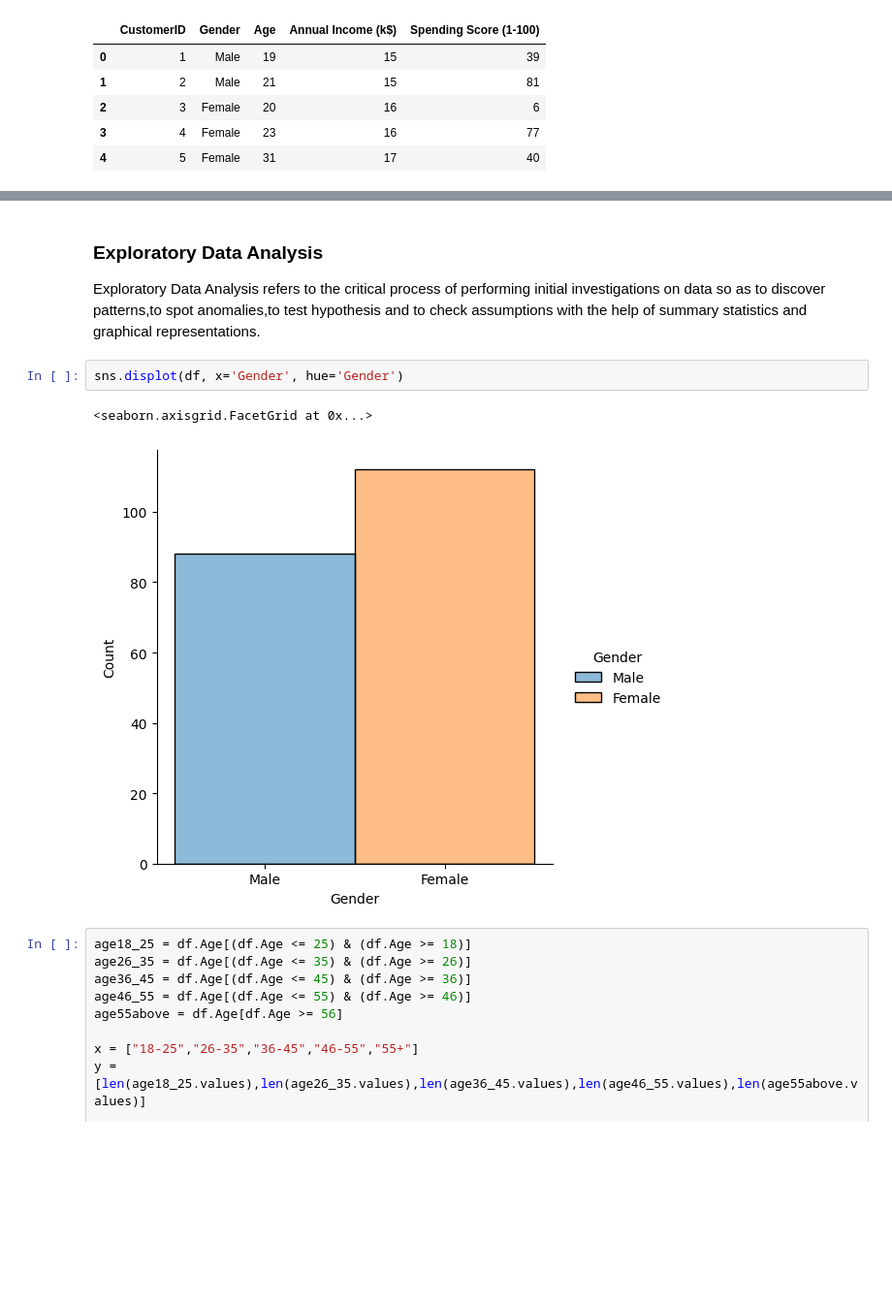
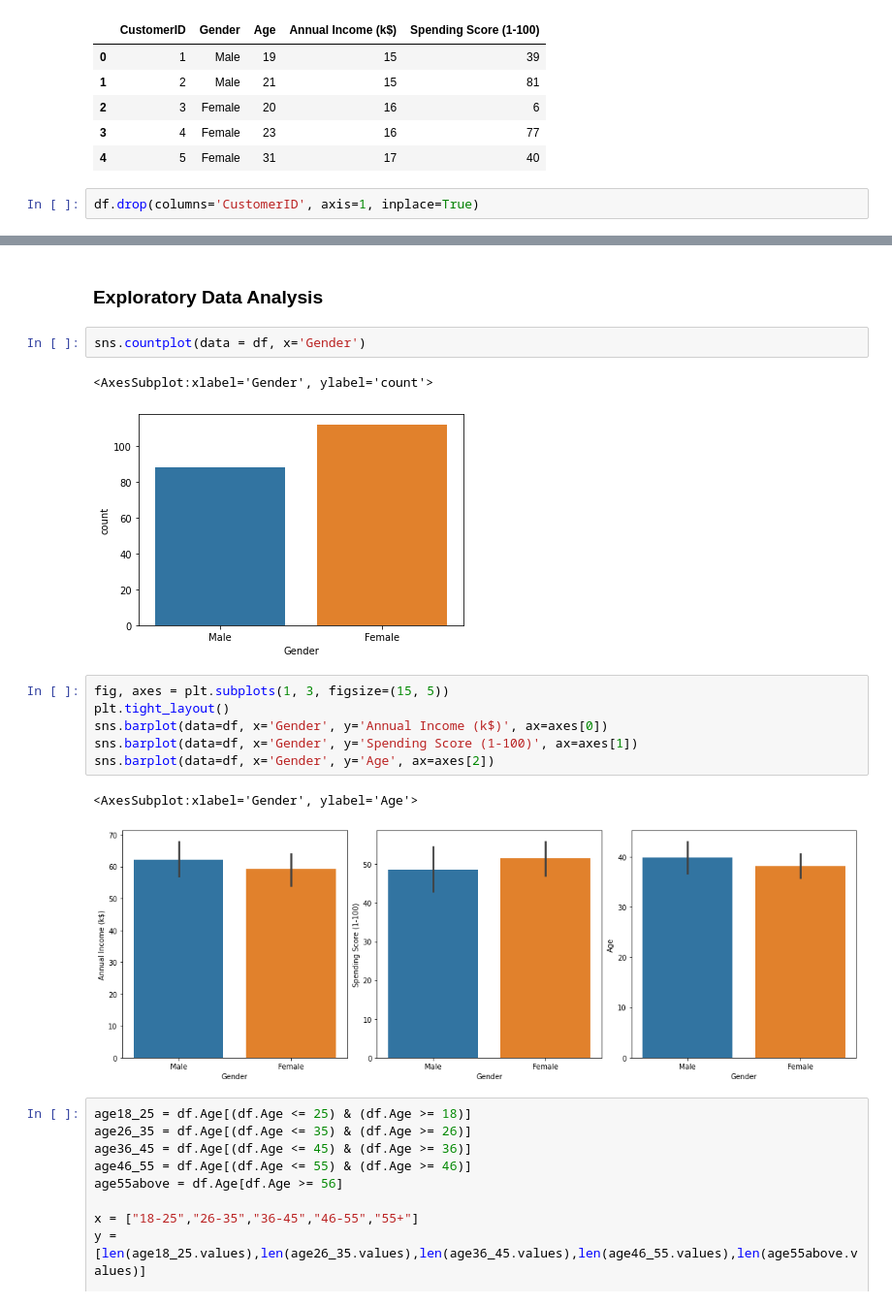
Before and after one commit to SwaroopThota/MINI-PROJECT_Customer-Segmentation, a Jupyter notebook: notebook.ipynb, the cells around one changed output, grey strips where cells are left out. Shown: that part at 97% size. Drawn from its saved outputs; the diff is of its cells as text; blank space fills up the shorter version.

Commit message:
adding DBscan and adding some more graphs

```diff
--- a/notebook.ipynb
+++ b/notebook.ipynb
@@ -34,6 +53,8 @@ df.head()
 | 2 | 3 | Female | 20 | 16 | 6 |
 | 3 | 4 | Female | 23 | 16 | 77 |
 | 4 | 5 | Female | 31 | 17 | 40 |
+# %%
+df.drop(columns='CustomerID', axis=1, inplace=True)
 # %%
 df.describe()
 # %% [output]
@@ -58,11 +70,19 @@ dtype: int64
 # %% [markdown]
 ### Exploratory Data Analysis
-Exploratory Data Analysis refers to the critical process of performing initial investigations on data so as to discover patterns,to spot anomalies,to test hypothesis and to check assumptions with the help of summary statistics and graphical representations.
 # %%
-sns.displot(df, x='Gender', hue='Gender')
+sns.countplot(data = df, x='Gender')
 # %% [output]
-<seaborn.axisgrid.FacetGrid at 0x...>
+<AxesSubplot:xlabel='Gender', ylabel='count'>
-[figure, old version]
+[figure, new version]
+# %%
+fig, axes = plt.subplots(1, 3, figsize=(15, 5))
+plt.tight_layout()
+sns.barplot(data=df, x='Gender', y='Annual Income (k$)', ax=axes[0])
+sns.barplot(data=df, x='Gender', y='Spending Score (1-100)', ax=axes[1])
+sns.barplot(data=df, x='Gender', y='Age', ax=axes[2])
+# %% [output]
+<AxesSubplot:xlabel='Gender', ylabel='Age'>
+[figure, added]
 # %%
 age18_25 = df.Age[(df.Age <= 25) & (df.Age >= 18)]
 age26_35 = df.Age[(df.Age <= 35) & (df.Age >= 26)]
```
Also changed, not shown: parts of 22 cells of this notebook, 1 other file.
